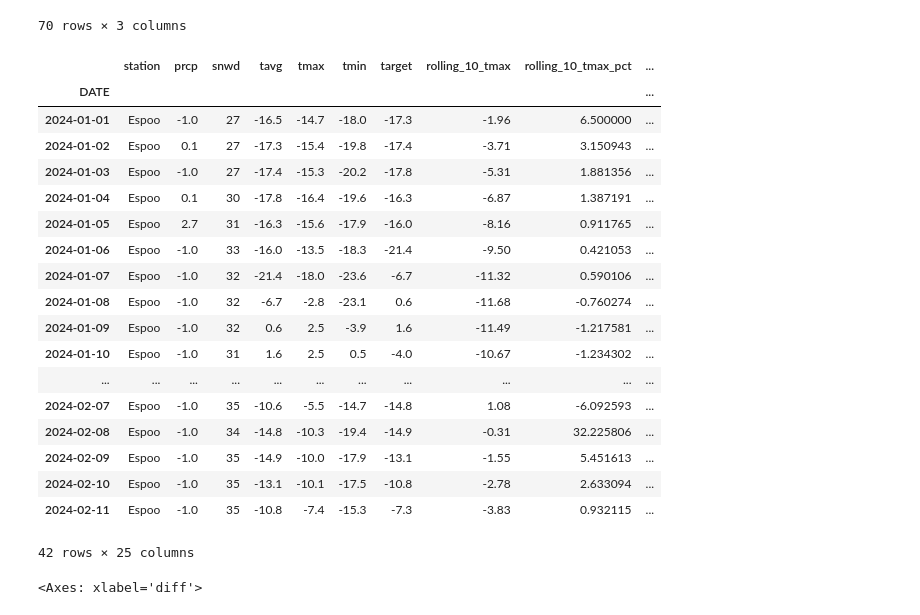
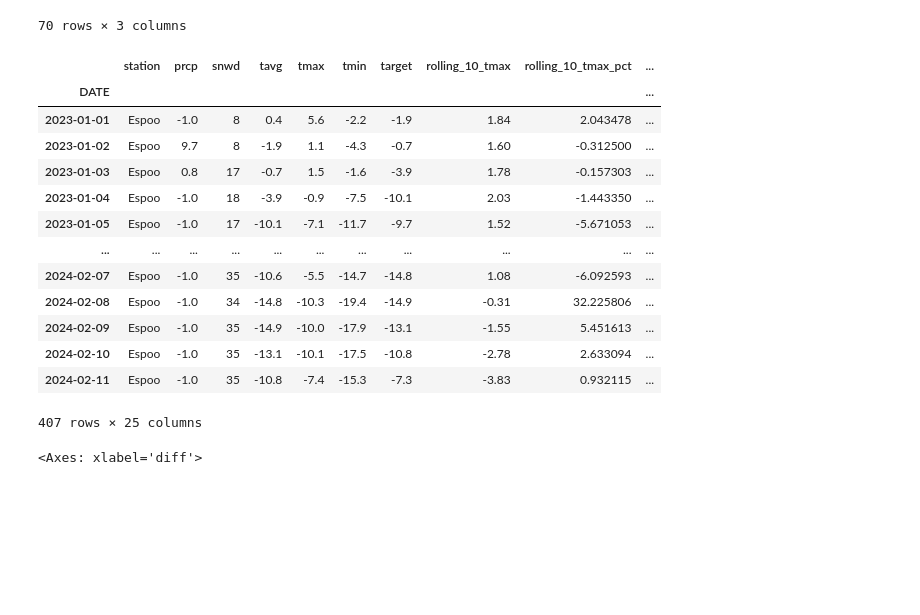
Before and after one commit to rehabaam/temperature_prediction, a Jupyter notebook: predict.ipynb, the cells around one changed output. Drawn from its saved outputs; the diff is of its cells as text; code cells hidden in the pictures; blank space fills up the shorter version.

```diff
--- a/predict.ipynb
+++ b/predict.ipynb
@@ -279,27 +279,22 @@ predictions.sort_values("diff", ascending=False)
 | 2024-01-23 | 0.7 | 0.713433 | 0.013433 |
 70 rows × 3 columns
 # %%
-weather.loc["2024-01-01": "2024-02-11"]
+weather.loc["2023-01-01": "2024-02-11"]
 # %% [output]
 |  | station | prcp | snwd | tavg | tmax | tmin | target | rolling_10_tmax | rolling_10_tmax_pct | ... |
 | DATE |  |  |  |  |  |  |  |  |  | ... |
-| 2024-01-01 | Espoo | -1.0 | 27 | -16.5 | -14.7 | -18.0 | -17.3 | -1.96 | 6.500000 | ... |
-| 2024-01-02 | Espoo | 0.1 | 27 | -17.3 | -15.4 | -19.8 | -17.4 | -3.71 | 3.150943 | ... |
-| 2024-01-03 | Espoo | -1.0 | 27 | -17.4 | -15.3 | -20.2 | -17.8 | -5.31 | 1.881356 | ... |
-| 2024-01-04 | Espoo | 0.1 | 30 | -17.8 | -16.4 | -19.6 | -16.3 | -6.87 | 1.387191 | ... |
-| 2024-01-05 | Espoo | 2.7 | 31 | -16.3 | -15.6 | -17.9 | -16.0 | -8.16 | 0.911765 | ... |
-| 2024-01-06 | Espoo | -1.0 | 33 | -16.0 | -13.5 | -18.3 | -21.4 | -9.50 | 0.421053 | ... |
-| 2024-01-07 | Espoo | -1.0 | 32 | -21.4 | -18.0 | -23.6 | -6.7 | -11.32 | 0.590106 | ... |
-| 2024-01-08 | Espoo | -1.0 | 32 | -6.7 | -2.8 | -23.1 | 0.6 | -11.68 | -0.760274 | ... |
-| 2024-01-09 | Espoo | -1.0 | 32 | 0.6 | 2.5 | -3.9 | 1.6 | -11.49 | -1.217581 | ... |
-| 2024-01-10 | Espoo | -1.0 | 31 | 1.6 | 2.5 | 0.5 | -4.0 | -10.67 | -1.234302 | ... |
+| 2023-01-01 | Espoo | -1.0 | 8 | 0.4 | 5.6 | -2.2 | -1.9 | 1.84 | 2.043478 | ... |
+| 2023-01-02 | Espoo | 9.7 | 8 | -1.9 | 1.1 | -4.3 | -0.7 | 1.60 | -0.312500 | ... |
+| 2023-01-03 | Espoo | 0.8 | 17 | -0.7 | 1.5 | -1.6 | -3.9 | 1.78 | -0.157303 | ... |
+| 2023-01-04 | Espoo | -1.0 | 18 | -3.9 | -0.9 | -7.5 | -10.1 | 2.03 | -1.443350 | ... |
+| 2023-01-05 | Espoo | -1.0 | 17 | -10.1 | -7.1 | -11.7 | -9.7 | 1.52 | -5.671053 | ... |
 | ... | ... | ... | ... | ... | ... | ... | ... | ... | ... | ... |
 | 2024-02-07 | Espoo | -1.0 | 35 | -10.6 | -5.5 | -14.7 | -14.8 | 1.08 | -6.092593 | ... |
 | 2024-02-08 | Espoo | -1.0 | 34 | -14.8 | -10.3 | -19.4 | -14.9 | -0.31 | 32.225806 | ... |
 | 2024-02-09 | Espoo | -1.0 | 35 | -14.9 | -10.0 | -17.9 | -13.1 | -1.55 | 5.451613 | ... |
 | 2024-02-10 | Espoo | -1.0 | 35 | -13.1 | -10.1 | -17.5 | -10.8 | -2.78 | 2.633094 | ... |
 | 2024-02-11 | Espoo | -1.0 | 35 | -10.8 | -7.4 | -15.3 | -7.3 | -3.83 | 0.932115 | ... |
-42 rows × 25 columns
+407 rows × 25 columns
 # %%
 (predictions["diff"].round().value_counts().sort_index() / predictions.shape[0]).plot()
 # %% [output]
```
Also changed, not shown: parts of 1 cell of this notebook.
